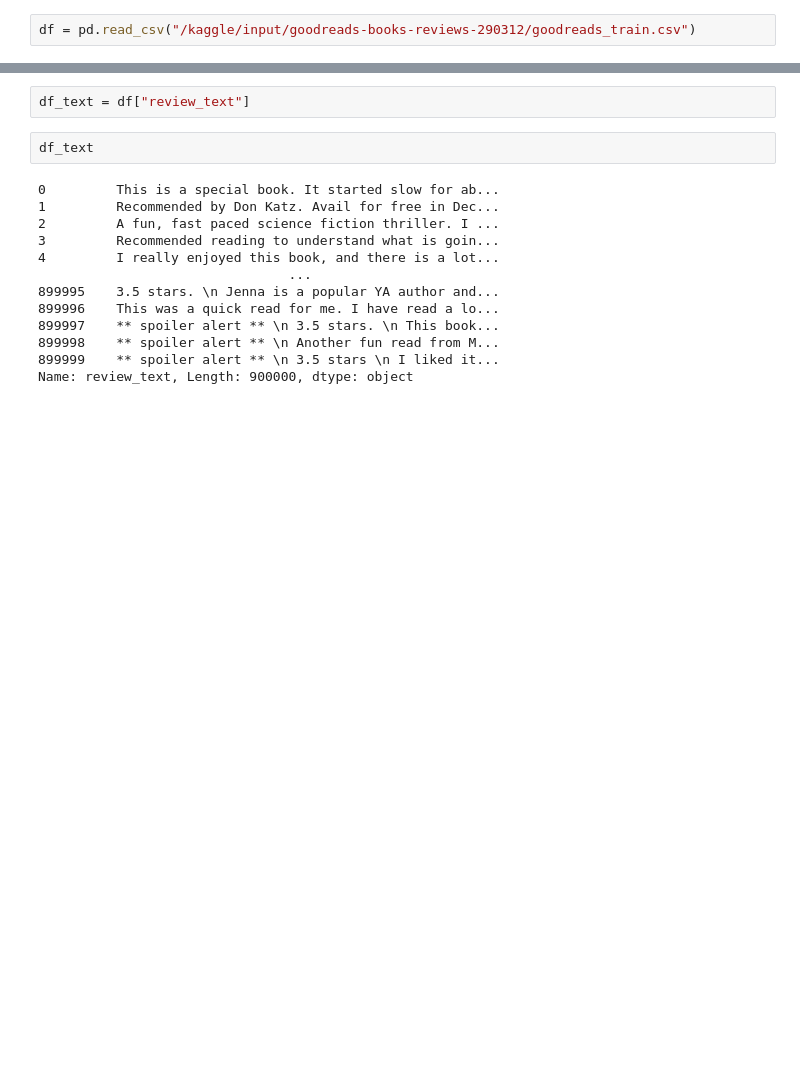
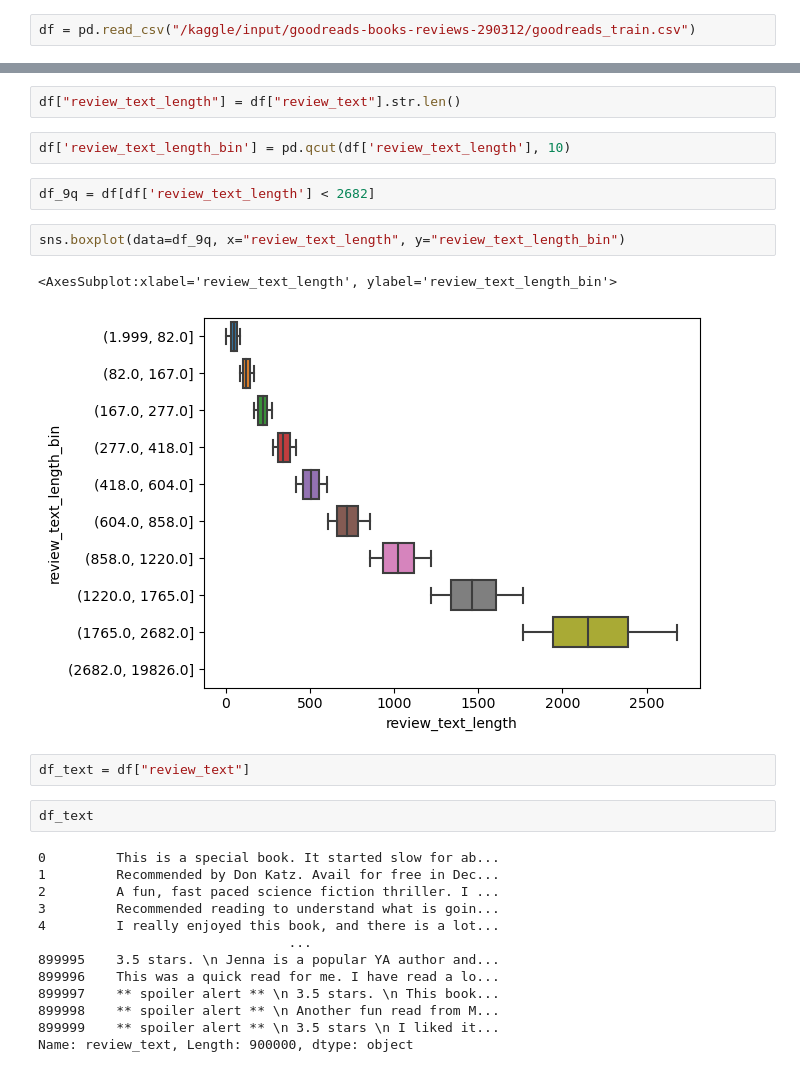
Before and after one commit to weijie9512/nlp_side_projects, a Jupyter notebook: goodreads-prediction.ipynb, the cells around one changed output, grey strips where cells are left out. Cells and saved outputs as stored; diff of their text form; blank space fills up the shorter version.

```diff
--- a/goodreads-prediction.ipynb
+++ b/goodreads-prediction.ipynb
@@ -38,3 +48,14 @@ df.head()
+# %%
+df["review_text_length"] = df["review_text"].str.len()
+# %%
+df['review_text_length_bin'] = pd.qcut(df['review_text_length'], 10)
+# %%
+df_9q = df[df['review_text_length'] < 2682]
+# %%
+sns.boxplot(data=df_9q, x="review_text_length", y="review_text_length_bin")
+# %% [output]
+<AxesSubplot:xlabel='review_text_length', ylabel='review_text_length_bin'>
+[figure, added]
 # %%
 df_text = df["review_text"]
 # %%
```
Also changed, not shown: parts of 5 cells of this notebook.
